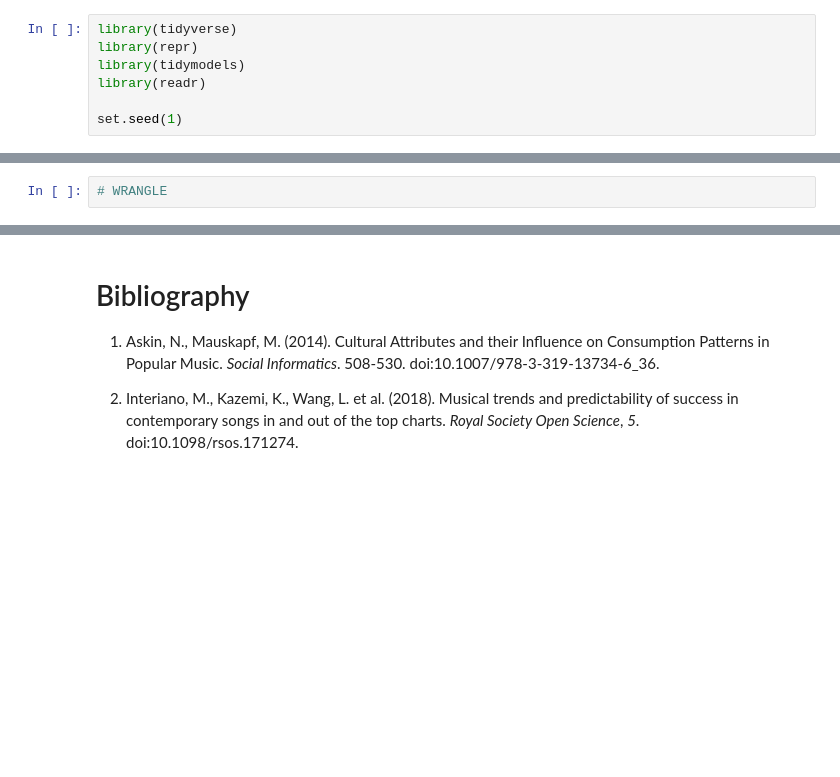
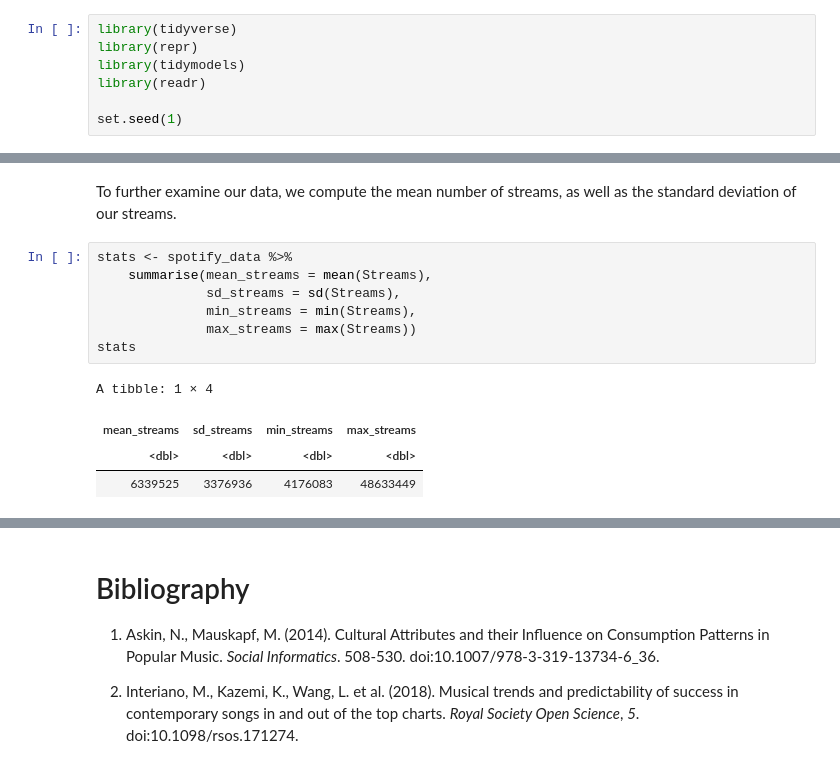
Before and after one commit to cinadia/stat-201-project, a Jupyter notebook: Proposal.ipynb, the cells around one changed output, grey strips where cells are left out. Drawn from its saved outputs; the diff is of its cells as text; blank space fills up the shorter version.

```diff
--- a/Proposal.ipynb
+++ b/Proposal.ipynb
@@ -63,3 +66,15 @@ Next, we clean and wrangle it into a tidy format.
-# %%
-# WRANGLE
+# %% [markdown]
+To further examine our data, we compute the mean number of streams, as well as the standard deviation of our streams.
+# %%
+stats <- spotify_data %>%
+    summarise(mean_streams = mean(Streams),
+              sd_streams = sd(Streams),
+              min_streams = min(Streams),
+              max_streams = max(Streams))
+stats
+# %% [output]
+A tibble: 1 × 4
+| mean_streams | sd_streams | min_streams | max_streams |
+| <dbl> | <dbl> | <dbl> | <dbl> |
+| 6339525 | 3376936 | 4176083 | 48633449 |
 # %% [markdown]
```
Also changed, not shown: parts of 11 cells of this notebook.
